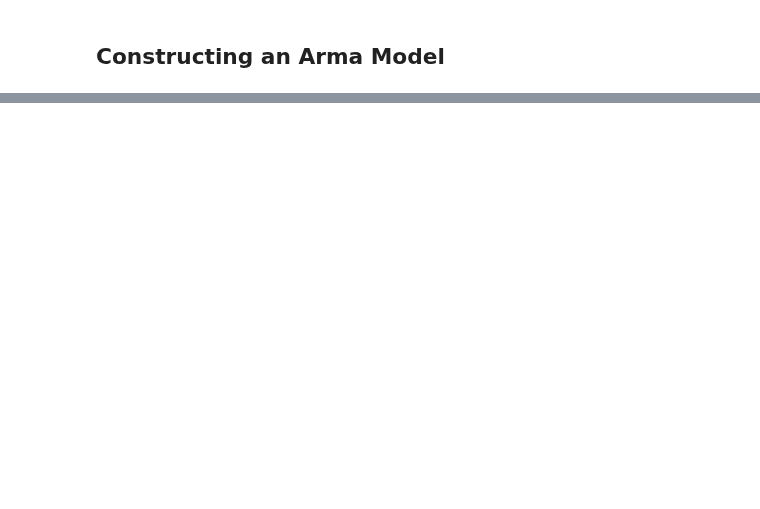
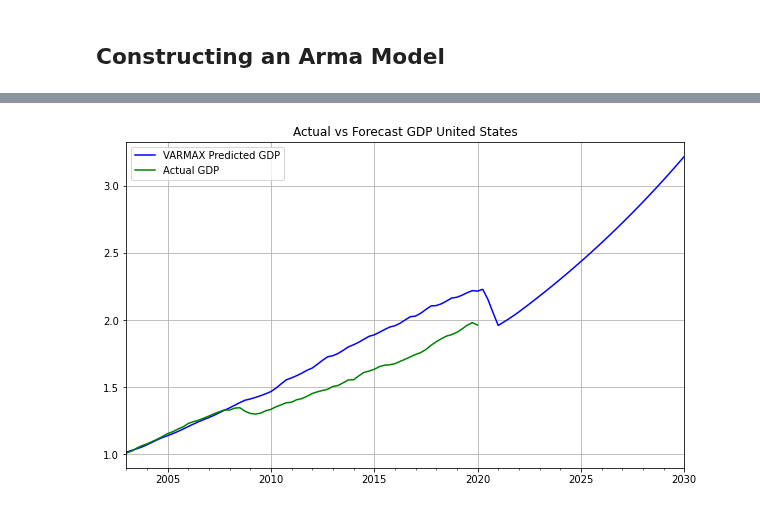
Before and after one commit to addmelo/ACME, a Jupyter notebook: ProjectArmaModel.ipynb, the cells around one changed output, grey strips where cells are left out. Cells and saved outputs as stored; diff of their text form; code cells hidden in the pictures; blank space fills up the shorter version.

Commit message:
Incorporated Quarterly US data

```diff
--- a/ProjectArmaModel.ipynb
+++ b/ProjectArmaModel.ipynb
@@ -64,0 +9,7 @@ plt.show()
+# %%
+df = pd.read_csv("US_Full_Quarterly.csv",index_col="DATE")
+df["Log GDP"] = np.log(df["GDP"])
+df["Diff Log GDP"] = df["Log GDP"] - df["Log GDP"].shift(1)
+df["Log Inv"] = np.log(df["Inv"])
+df["Diff Log Inv"] = df["Log Inv"] - df["Log Inv"].shift(1)
+df
@@ -64,0 +31,30 @@ plt.show()
+# %%
+# Combine variables into a single DataFrame
+# I opted to start at 1990 because that's when the data starts to become yearly.
+# We should really fix the dataset to get yearly data for the first 30 years though
+variables = ['Diff Log GDP',"Diff Log Inv","Dependency"]
+df_var = df[variables].loc['1960-01-01':'2020-02-01']
+df_var.index = pd.period_range(start='1960-01-01', end='2020-02-01', freq='Q-DEC')
+
+# Fit VARMAX model
+model = VARMAX(df_var, order=(4, 4)) # TODO: I chose the order (p=2,q=2) arbitrarily. We should probably do some AIC or something to find the best choice
+results = model.fit(disp=False)
+# %%
+# Forecast GDP
+forecast_steps = 5  # Number of steps ahead to forecast
+forecast = results.forecast(steps=forecast_steps)
+
+# These two lines let us plot confidence intervals I think
+#forecast_obj = results.get_forecast('2020')
+#allConfidenceIntervals = forecast_obj.conf_int(alpha=0.05)
+
+# Plot GDP along with the smoothed version (and forecasted through 2030)
+pred = results.predict('1960', '2030') # If we wanted to show only the future prediction, we would change the start date to 2017
+np.exp(np.cumsum(pred['Diff Log GDP'].loc['2003-01-01':])).plot(figsize=(10,6), label="VARMAX Predicted GDP", color='b', markersize=4)
+plt.plot(np.exp(np.cumsum(df_var['Diff Log GDP'].loc['2003-01-01':])), label="Actual GDP", color='g', markersize=4)
+plt.title('Actual vs Forecast GDP United States')
+plt.legend()
+plt.grid(True)
+plt.show()
+# %% [output]
+[figure, added]
```
Also changed, not shown: parts of 4 cells of this notebook.
